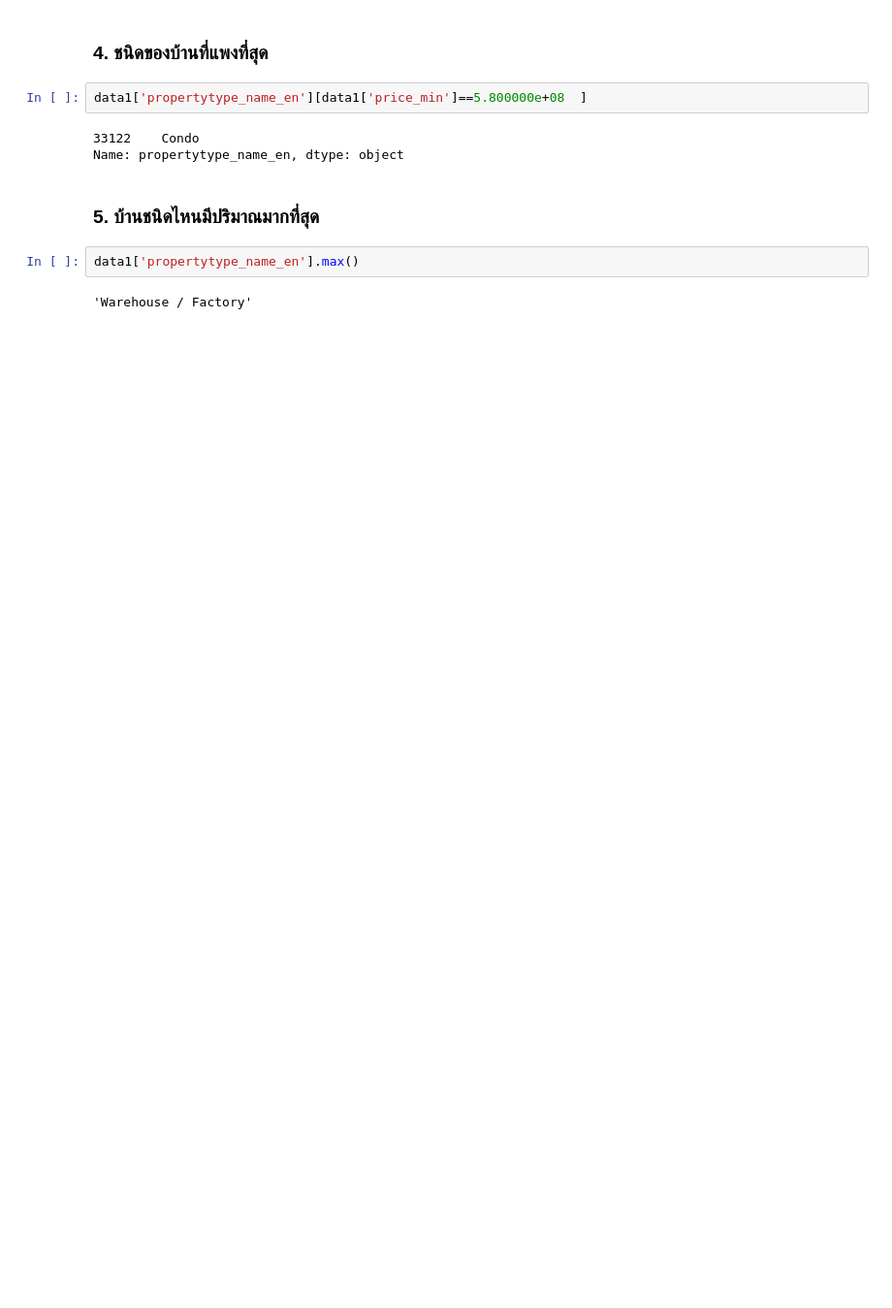
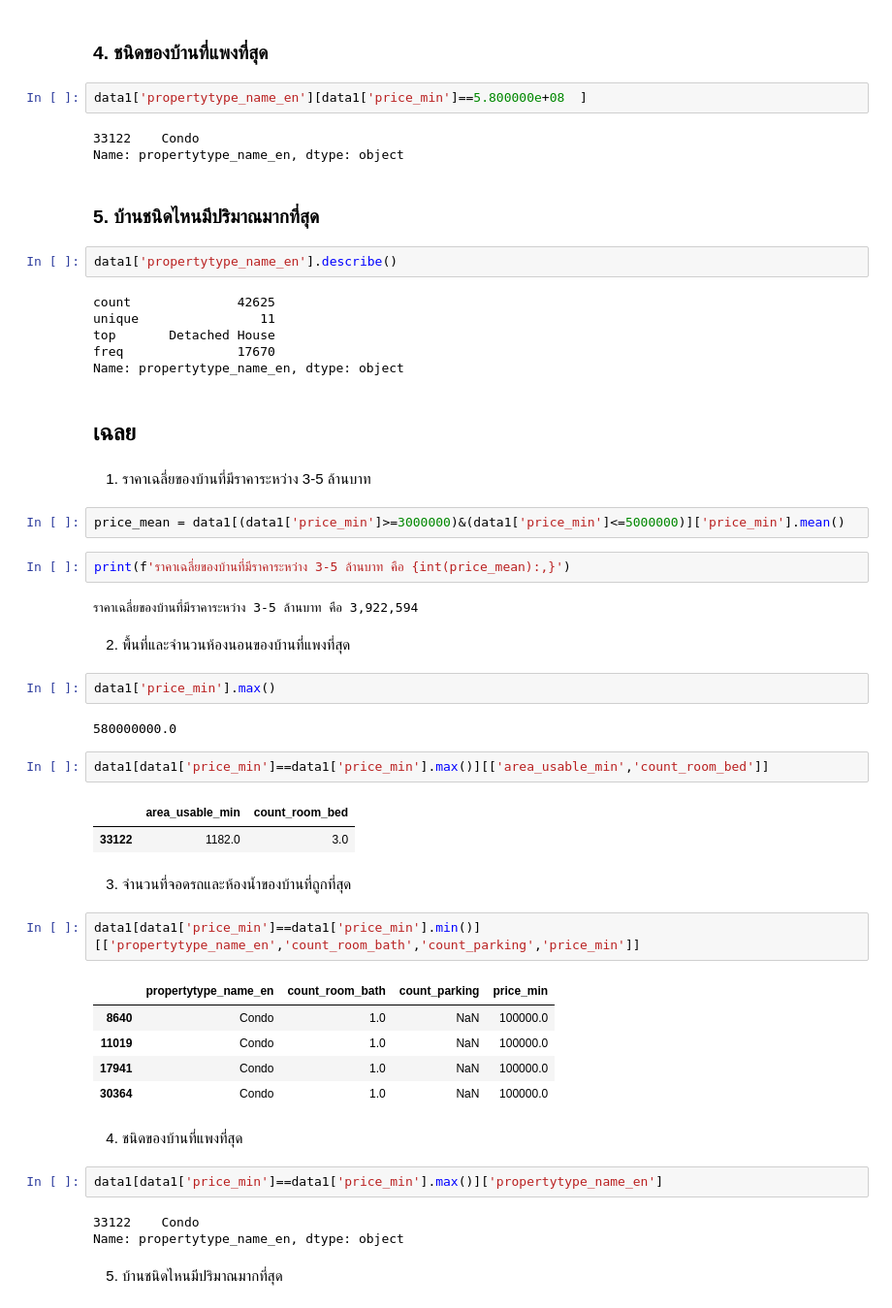
Before and after one commit to supatsara2002/BasicProg_DataViz65, a Jupyter notebook: Pandas_Dataframe_.ipynb, the cells around one changed output. Shown: that part at 97% size. Drawn from its saved outputs; the diff is of its cells as text; blank space fills up the shorter version.

Commit message:
เฉลย Quiz 4

```diff
--- a/Pandas_Dataframe_.ipynb
+++ b/Pandas_Dataframe_.ipynb
@@ -286,6 +297,50 @@ Name: propertytype_name_en, dtype: object
 # %% [markdown]
 ### 5. บ้านชนิดไหนมีปริมาณมากที่สุด
 # %%
-data1['propertytype_name_en'].max()
+data1['propertytype_name_en'].describe()
 # %% [output]
-'Warehouse / Factory'
+count              42625
+unique                11
+top       Detached House
+freq               17670
+Name: propertytype_name_en, dtype: object
+# %% [markdown]
+## เฉลย
+# %% [markdown]
+1. ราคาเฉลี่ยของบ้านที่มีราคาระหว่าง 3-5 ล้านบาท
+# %%
+price_mean = data1[(data1['price_min']>=3000000)&(data1['price_min']<=5000000)]['price_min'].mean()
+# %%
+print(f'ราคาเฉลี่ยของบ้านที่มีราคาระหว่าง 3-5 ล้านบาท คือ {int(price_mean):,}')
+# %% [output]
+ราคาเฉลี่ยของบ้านที่มีราคาระหว่าง 3-5 ล้านบาท คือ 3,922,594
+# %% [markdown]
+2. พื้นที่และจำนวนห้องนอนของบ้านที่แพงที่สุด
+# %%
+data1['price_min'].max()
+# %% [output]
+580000000.0
+# %%
+data1[data1['price_min']==data1['price_min'].max()][['area_usable_min','count_room_bed']]
+# %% [output]
+|  | area_usable_min | count_room_bed |
+| 33122 | 1182.0 | 3.0 |
+# %% [markdown]
+3. จำนวนที่จอดรถและห้องน้ำของบ้านที่ถูกที่สุด
+# %%
+data1[data1['price_min']==data1['price_min'].min()][['propertytype_name_en','count_room_bath','count_parking','price_min']]
+# %% [output]
+|  | propertytype_name_en | count_room_bath | count_parking | price_min |
+| 8640 | Condo | 1.0 | NaN | 100000.0 |
+| 11019 | Condo | 1.0 | NaN | 100000.0 |
+| 17941 | Condo | 1.0 | NaN | 100000.0 |
+| 30364 | Condo | 1.0 | NaN | 100000.0 |
+# %% [markdown]
+4. ชนิดของบ้านที่แพงที่สุด
+# %%
+data1[data1['price_min']==data1['price_min'].max()]['propertytype_name_en']
+# %% [output]
+33122    Condo
+Name: propertytype_name_en, dtype: object
+# %% [markdown]
+5. บ้านชนิดไหนมีปริมาณมากที่สุด
```
Also changed, not shown: parts of 15 cells of this notebook.
